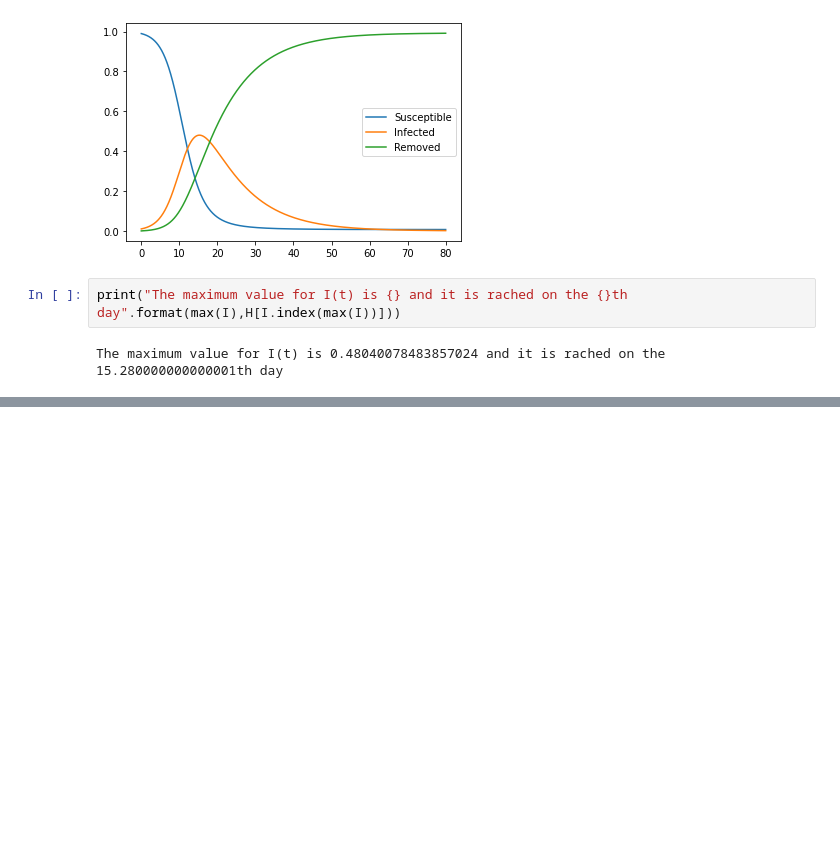
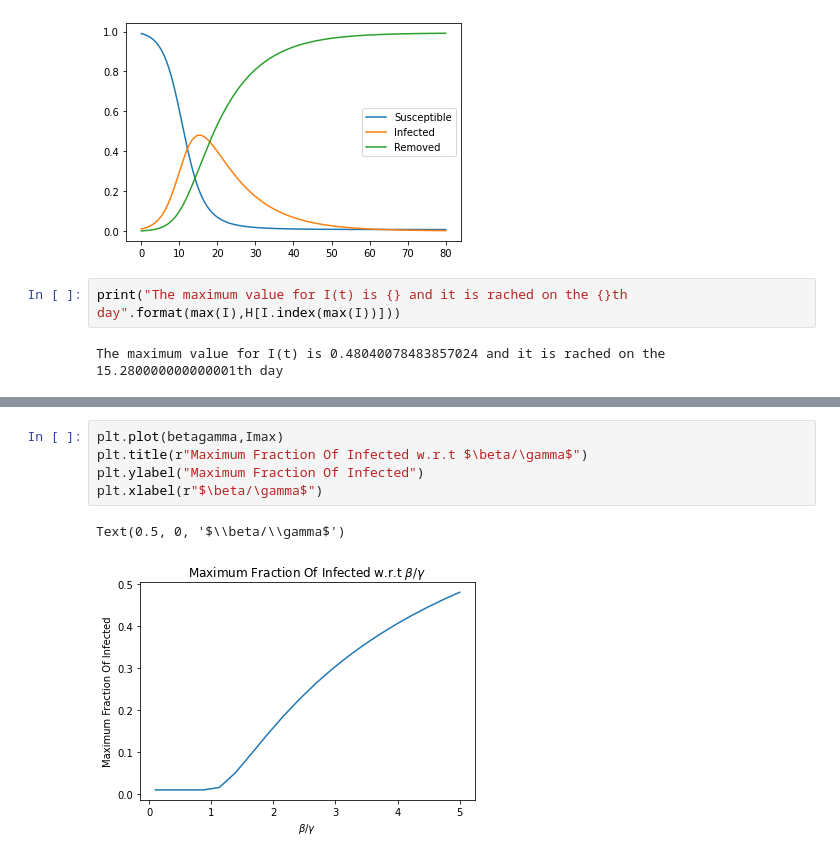
Before and after one commit to UZerbinati/Suite, a Jupyter notebook: Docs/ODE/NonLinearODE.ipynb, the cells around one changed output, grey strips where cells are left out. Drawn from its saved outputs; the diff is of its cells as text; blank space fills up the shorter version.

```diff
--- a/Docs/ODE/NonLinearODE.ipynb
+++ b/Docs/ODE/NonLinearODE.ipynb
@@ -116,0 +192,8 @@ The maximum value for I(t) is 0.48040078483857024 and it is rached on the 15.280
+# %%
+plt.plot(betagamma,Imax)
+plt.title(r"Maximum Fraction Of Infected w.r.t $\beta/\gamma$")
+plt.ylabel("Maximum Fraction Of Infected")
+plt.xlabel(r"$\beta/\gamma$")
+# %% [output]
+Text(0.5, 0, '$\\beta/\\gamma$')
+[figure, added]
```
Also changed, not shown: parts of 8 cells of this notebook, 3 other files.
